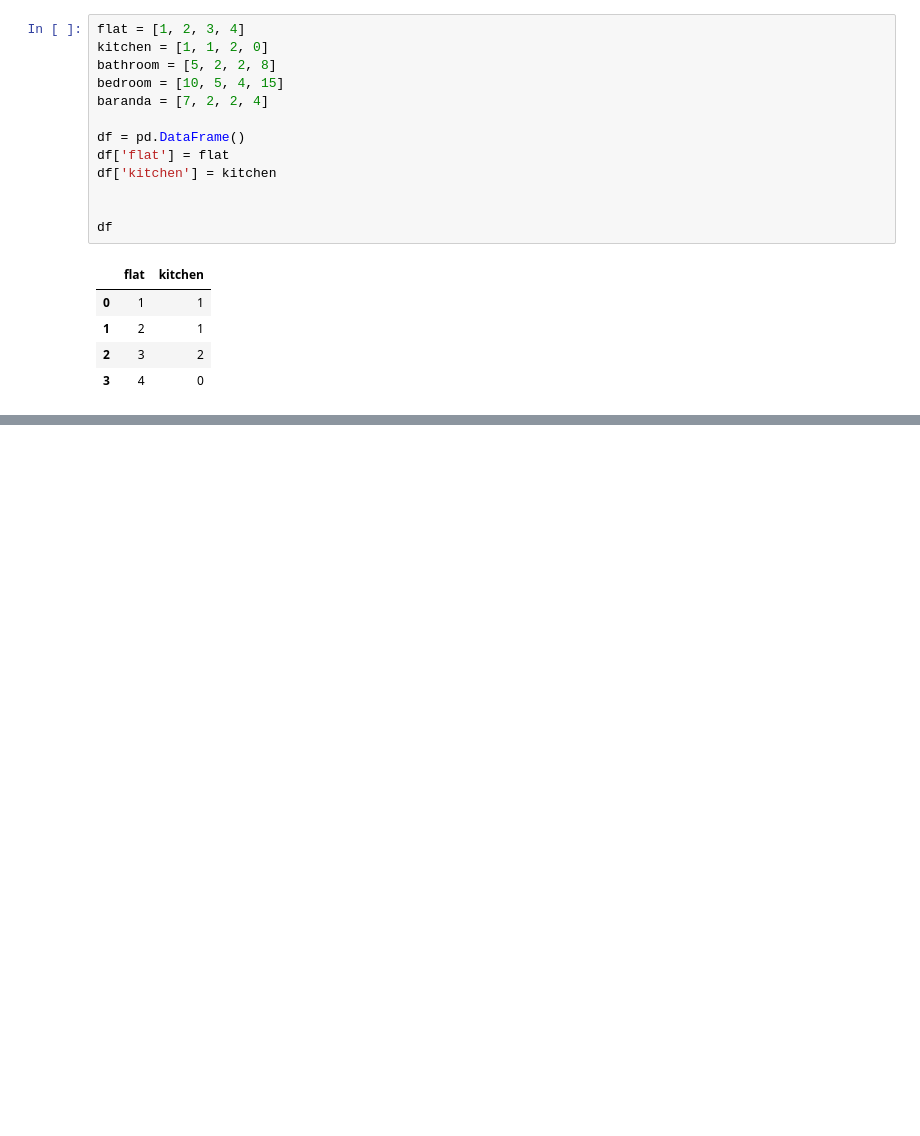
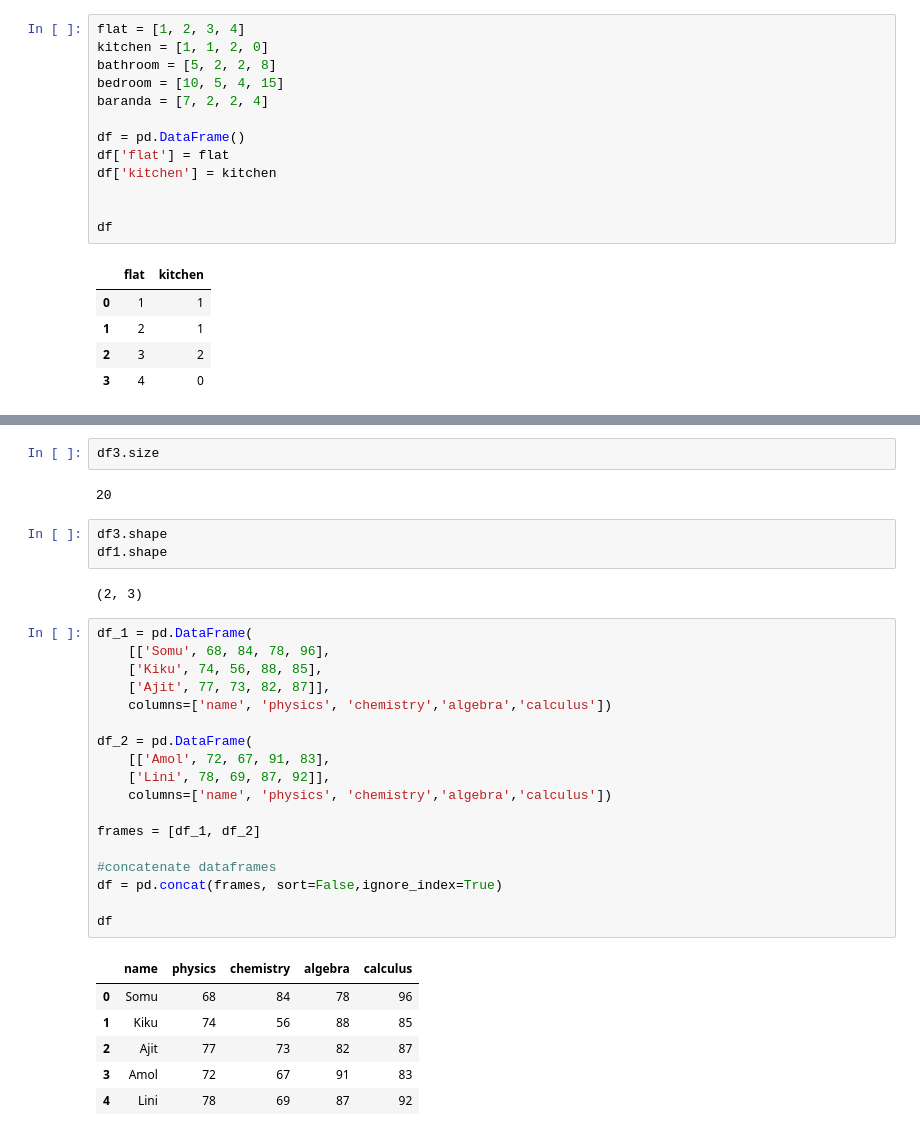
Before and after one commit to BushraOnika/BushPanda, a Jupyter notebook: TestPanda.ipynb, the cells around one changed output, grey strips where cells are left out. Drawn from its saved outputs; the diff is of its cells as text; blank space fills up the shorter version.

```diff
--- a/TestPanda.ipynb
+++ b/TestPanda.ipynb
@@ -199,0 +257,34 @@ df
+# %%
+df3.size
+# %% [output]
+20
+# %%
+df3.shape
+df1.shape
+# %% [output]
+(2, 3)
+# %%
+df_1 = pd.DataFrame(
+	[['Somu', 68, 84, 78, 96],
+	['Kiku', 74, 56, 88, 85],
+	['Ajit', 77, 73, 82, 87]],
+	columns=['name', 'physics', 'chemistry','algebra','calculus'])
+
+df_2 = pd.DataFrame(
+	[['Amol', 72, 67, 91, 83],
+	['Lini', 78, 69, 87, 92]],
+	columns=['name', 'physics', 'chemistry','algebra','calculus'])
+
+frames = [df_1, df_2]
+
+#concatenate dataframes
+df = pd.concat(frames, sort=False,ignore_index=True)
+
+df
+# %% [output]
+|  | name | physics | chemistry | algebra | calculus |
+| 0 | Somu | 68 | 84 | 78 | 96 |
+| 1 | Kiku | 74 | 56 | 88 | 85 |
+| 2 | Ajit | 77 | 73 | 82 | 87 |
+| 3 | Amol | 72 | 67 | 91 | 83 |
+| 4 | Lini | 78 | 69 | 87 | 92 |
```
Also changed, not shown: parts of 10 cells of this notebook, 2 other files.
